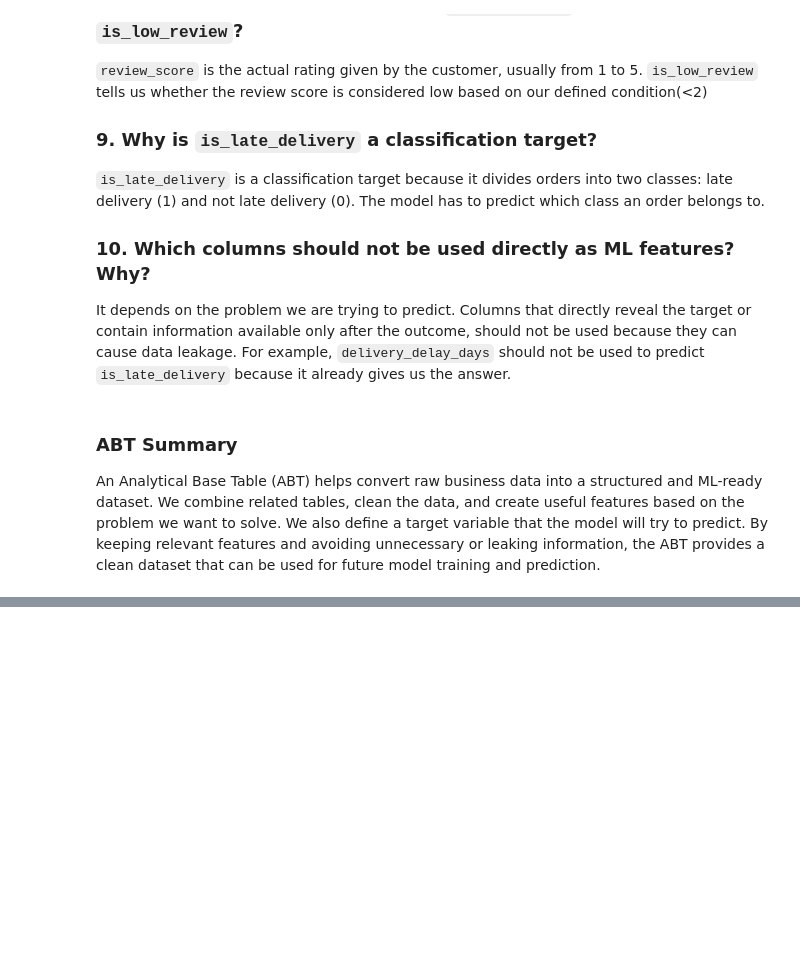
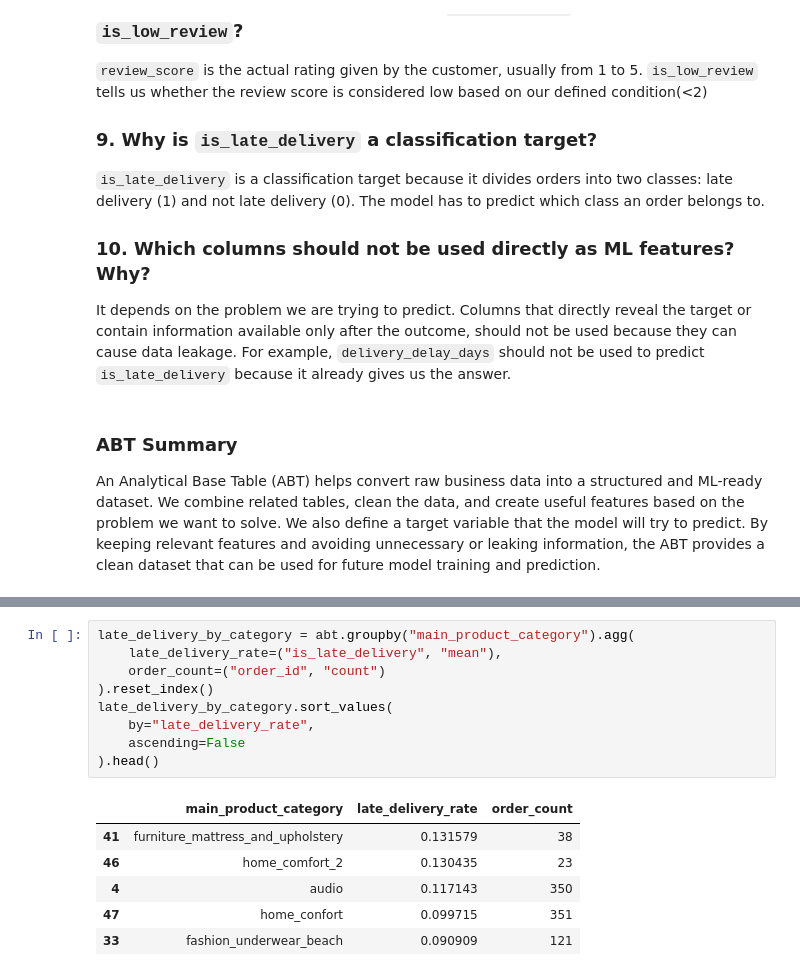
Before and after one commit to BhavyaAgrawat31/ML, a Jupyter notebook: notebooks/Lab02_Building_Analytical_Base_Table.ipynb, the cells around one changed output, grey strips where cells are left out. Drawn from its saved outputs; the diff is of its cells as text; blank space fills up the shorter version.

```diff
--- a/notebooks/Lab02_Building_Analytical_Base_Table.ipynb
+++ b/notebooks/Lab02_Building_Analytical_Base_Table.ipynb
@@ -654,0 +702,16 @@ An Analytical Base Table (ABT) helps convert raw business data into a structured
+# %%
+late_delivery_by_category = abt.groupby("main_product_category").agg(
+    late_delivery_rate=("is_late_delivery", "mean"),
+    order_count=("order_id", "count")
+).reset_index()
+late_delivery_by_category.sort_values(
+    by="late_delivery_rate",
+    ascending=False
+).head()
+# %% [output]
+|  | main_product_category | late_delivery_rate | order_count |
+| 41 | furniture_mattress_and_upholstery | 0.131579 | 38 |
+| 46 | home_comfort_2 | 0.130435 | 23 |
+| 4 | audio | 0.117143 | 350 |
+| 47 | home_confort | 0.099715 | 351 |
+| 33 | fashion_underwear_beach | 0.090909 | 121 |
```
Also changed, not shown: parts of 3 cells of this notebook, 3 other files.
